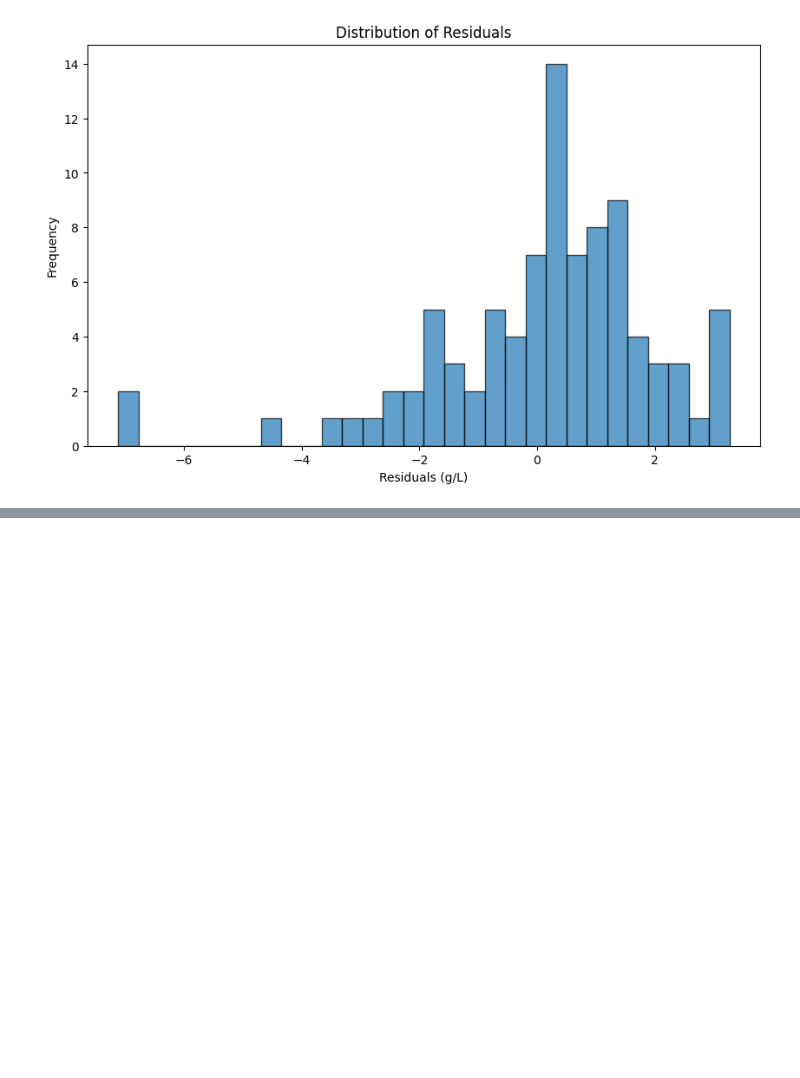
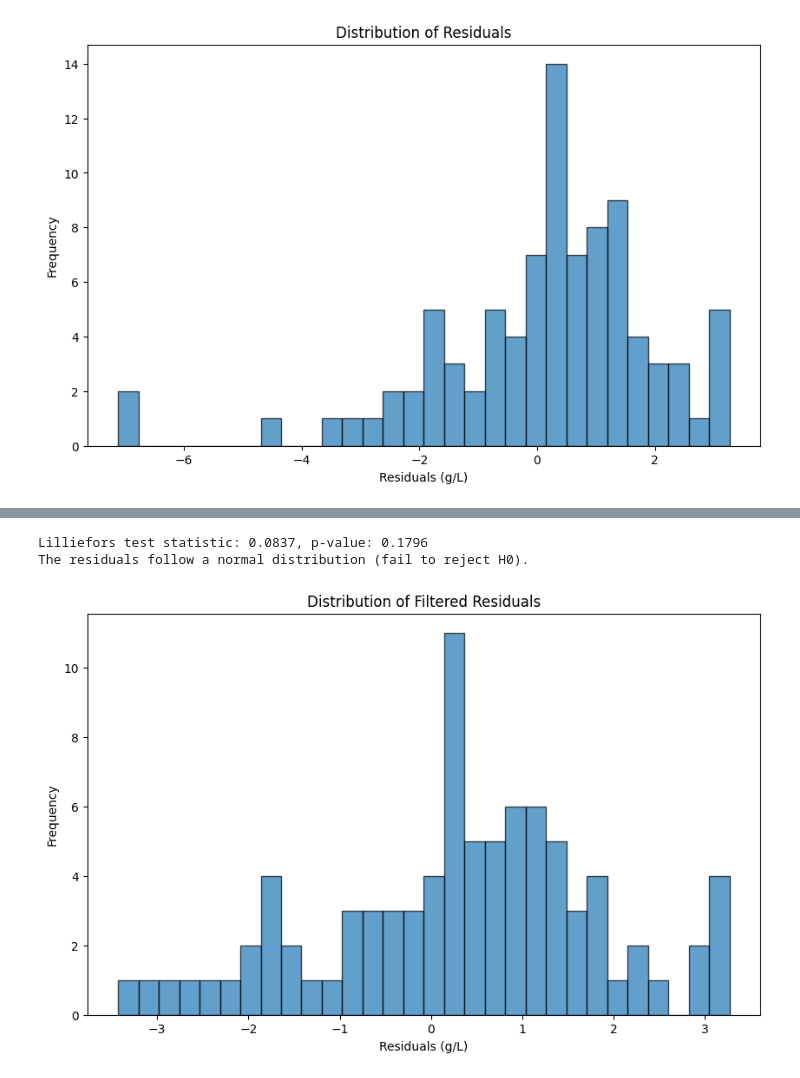
Before and after one commit to kesler20/phd_notebooks, a Jupyter notebook: 2025/07/assimulo template agnostic LHS fit.ipynb, the cells around one changed output, grey strips where cells are left out. Cells and saved outputs as stored; diff of their text form; code cells hidden in the pictures; blank space fills up the shorter version.

```diff
--- a/2025/07/assimulo template agnostic LHS fit.ipynb
+++ b/2025/07/assimulo template agnostic LHS fit.ipynb
@@ -393,0 +417,21 @@ Text(0.5, 1.0, 'Distribution of Residuals')
+# %%
+# plot the distribution of the residuals after filtering
+lilliefors_test = lilliefors(residuals_filtered)
+print(
+    f"Lilliefors test statistic: {lilliefors_test[0]:.4f}, p-value: {lilliefors_test[1]:.4f}"
+)
+if lilliefors_test[1] < 0.05:
+    print("The residuals do not follow a normal distribution (reject H0).")
+else:
+    print("The residuals follow a normal distribution (fail to reject H0).")
+
+plt.figure(figsize=(10, 6))
+plt.hist(residuals_filtered, bins=30, edgecolor="black", alpha=0.7)
+plt.xlabel("Residuals (g/L)")
+plt.ylabel("Frequency")
+plt.title("Distribution of Filtered Residuals")
+plt.show()
+# %% [output]
+Lilliefors test statistic: 0.0837, p-value: 0.1796
+The residuals follow a normal distribution (fail to reject H0).
+[figure, added]
```
Also changed, not shown: parts of 3 cells of this notebook, 3 other files.
